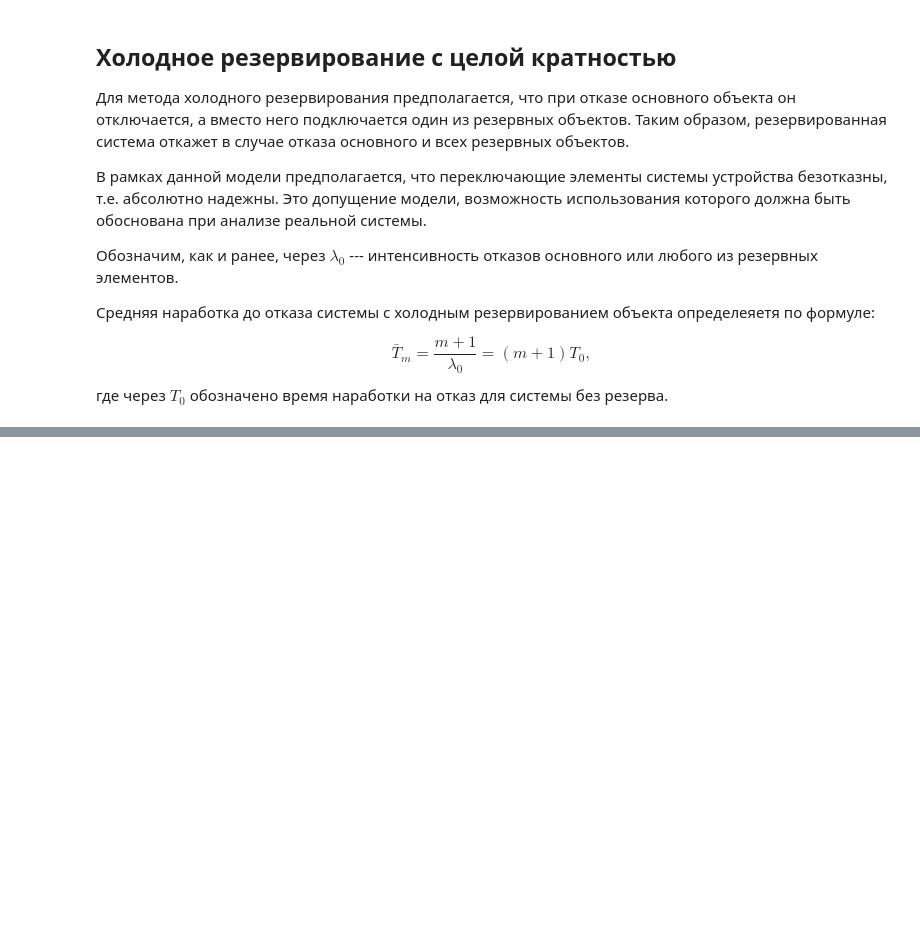
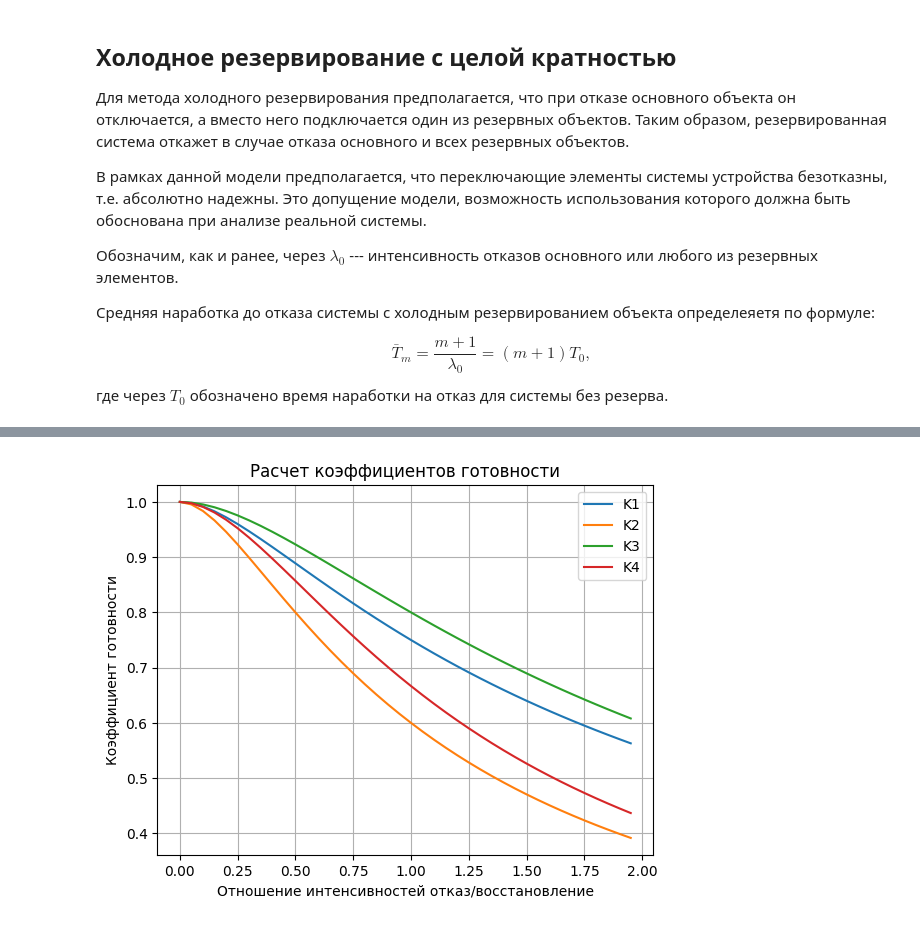
Before and after one commit to SergeyS1954/LW_TR, a Jupyter notebook: LW3.ipynb, the cells around one changed output, grey strips where cells are left out. Saved outputs shown, nothing was run; the diff lists cells and outputs as text; code cells hidden in the pictures; blank space fills up the shorter version.

```diff
--- a/LW3.ipynb
+++ b/LW3.ipynb
@@ -245,0 +171,24 @@ plt.show()
+# %%
+import numpy as np
+import matplotlib.pyplot as plt
+#import math
+t0  = 1.0
+k = 0
+ro = np.arange (0, 2.0, 0.05)
+K1  = (1 + 2*ro)/(1 + 2*ro + ro**2)
+K2 = (1 + 2*ro)/(1 + 2*ro + 2*ro**2)
+K3  = (1 + ro)/(1 + ro + 0.5*ro**2)
+K4 = (1 + ro)/(1 + ro + ro**2)
+fig = plt.figure()
+plt.plot (ro,K1, label = 'K1')
+plt.plot (ro,K2, label = 'K2')
+plt.plot (ro,K3, label = 'K3')
+plt.plot (ro,K4, label = 'K4')
+plt.title('Расчет коэффициентов готовности')
+plt.xlabel('Отношение интенсивностей отказ/восстановление')
+plt.ylabel('Коэффициент готовности')
+plt.legend()
+plt.grid(True)
+plt.show()
+# %% [output]
+[figure, added]
```
Also changed, not shown: parts of 12 cells of this notebook.
